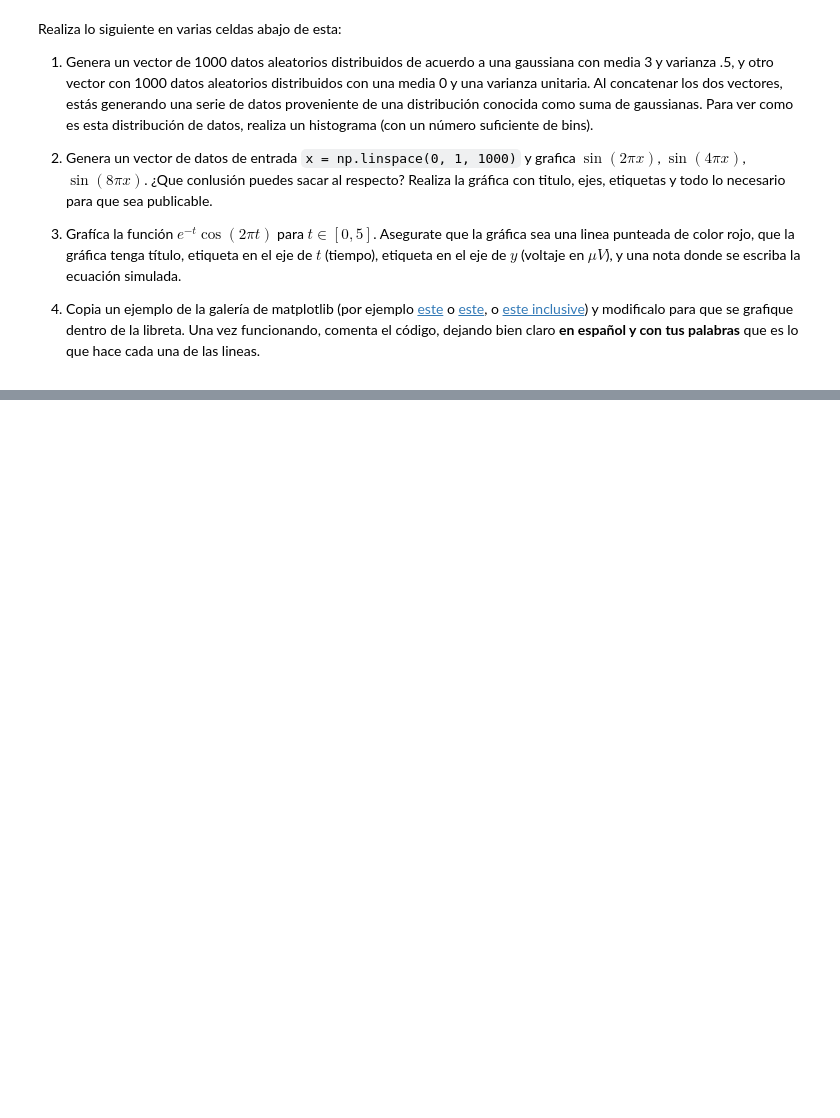
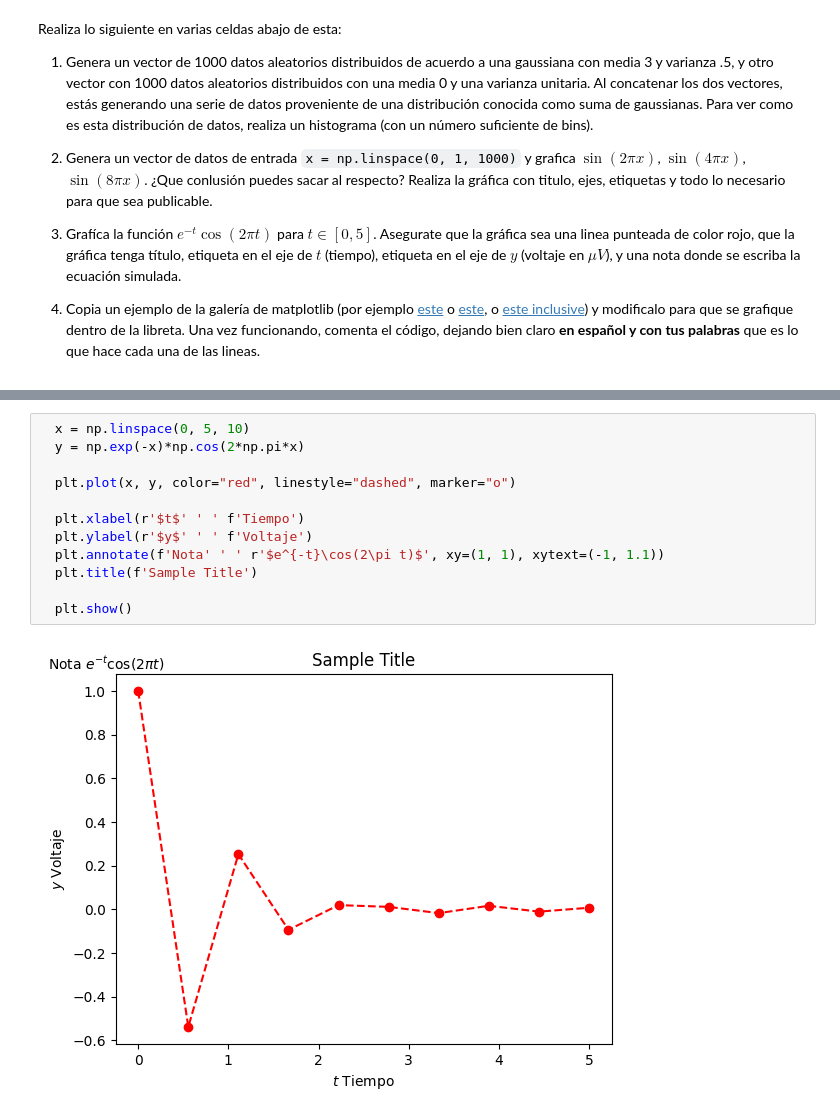
Before and after one commit to KarimRm/libretaPython, a Jupyter notebook: Introducción_numpy_matplotlib.ipynb, the cells around one changed output, grey strips where cells are left out. Drawn from its saved outputs; the diff is of its cells as text; blank space fills up the shorter version.

```diff
--- a/Introducción_numpy_matplotlib.ipynb
+++ b/Introducción_numpy_matplotlib.ipynb
@@ -469,0 +797,14 @@ Realiza lo siguiente en varias celdas abajo de esta:
+# %%
+  x = np.linspace(0, 5, 10)
+  y = np.exp(-x)*np.cos(2*np.pi*x)
+
+  plt.plot(x, y, color="red", linestyle="dashed", marker="o")
+
+  plt.xlabel(r'$t$' ' ' f'Tiempo')
+  plt.ylabel(r'$y$' ' ' f'Voltaje')
+  plt.annotate(f'Nota' ' ' r'$e^{-t}\cos(2\pi t)$', xy=(1, 1), xytext=(-1, 1.1))
+  plt.title(f'Sample Title')
+
+  plt.show()
+# %% [output]
+[figure, added]
```
Also changed, not shown: parts of 31 cells of this notebook.
